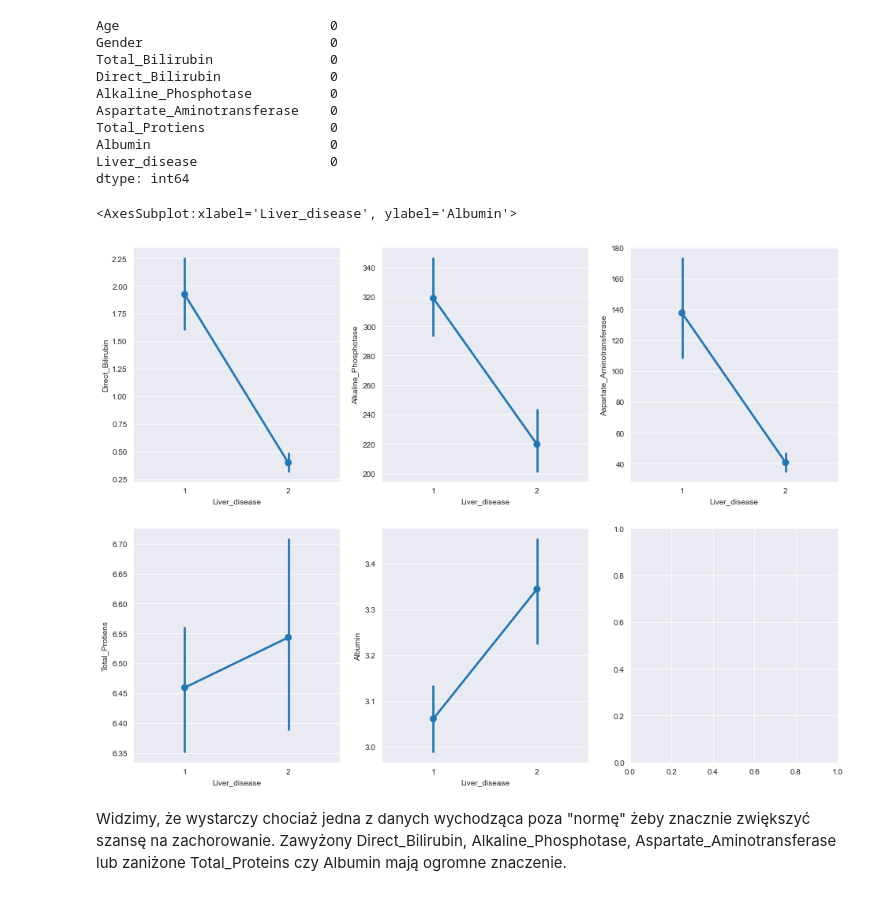
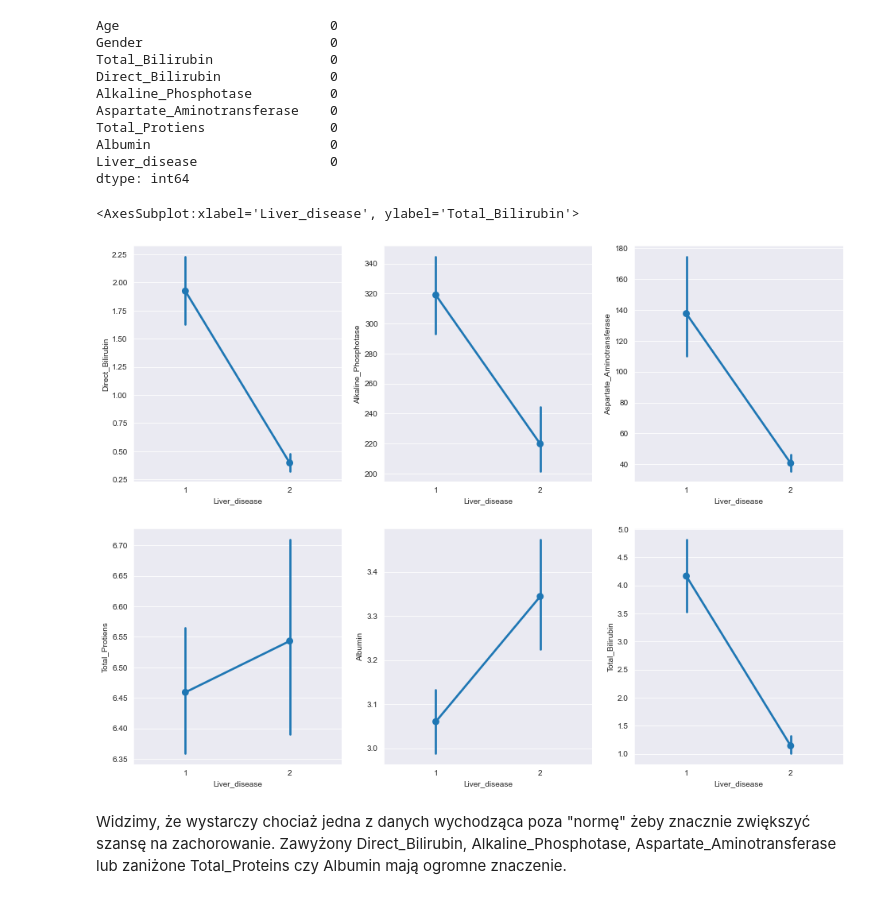
Before and after one commit to IdleSolution/psi-projekt, a Jupyter notebook: project.ipynb, the cells around one changed output. Cells and saved outputs as stored; diff of their text form; code cells hidden in the pictures.

```diff
--- a/project.ipynb
+++ b/project.ipynb
@@ -176,14 +176,15 @@ dtype: int64
 # %%
 fig, saxis = plt.subplots(2, 3, figsize=(16,12))
 
 sns.pointplot(y = 'Direct_Bilirubin', x = 'Liver_disease', data=data, ax = saxis[0, 0])
 sns.pointplot(y = 'Alkaline_Phosphotase', x = 'Liver_disease', data=data, ax = saxis[0,1])
 sns.pointplot(y = 'Aspartate_Aminotransferase', x = 'Liver_disease', data=data, ax = saxis[0, 2])
 sns.pointplot(y = 'Total_Protiens', x = 'Liver_disease', data=data, ax = saxis[1, 0])
 sns.pointplot(y = 'Albumin', x = 'Liver_disease', data=data, ax = saxis[1, 1])
+sns.pointplot(y = 'Total_Bilirubin', x = 'Liver_disease', data=data, ax = saxis[1, 2])
 # %% [output]
-<AxesSubplot:xlabel='Liver_disease', ylabel='Albumin'>
+<AxesSubplot:xlabel='Liver_disease', ylabel='Total_Bilirubin'>
-[figure, old version]
+[figure, new version]
 # %% [markdown]
 Widzimy, że wystarczy chociaż jedna z danych wychodząca poza "normę" żeby znacznie zwiększyć szansę na zachorowanie. Zawyżony Direct_Bilirubin, Alkaline_Phosphotase, Aspartate_Aminotransferase lub zaniżone Total_Proteins czy Albumin mają ogromne znaczenie.
 # %%
```
Also changed, not shown: parts of 11 cells of this notebook.
